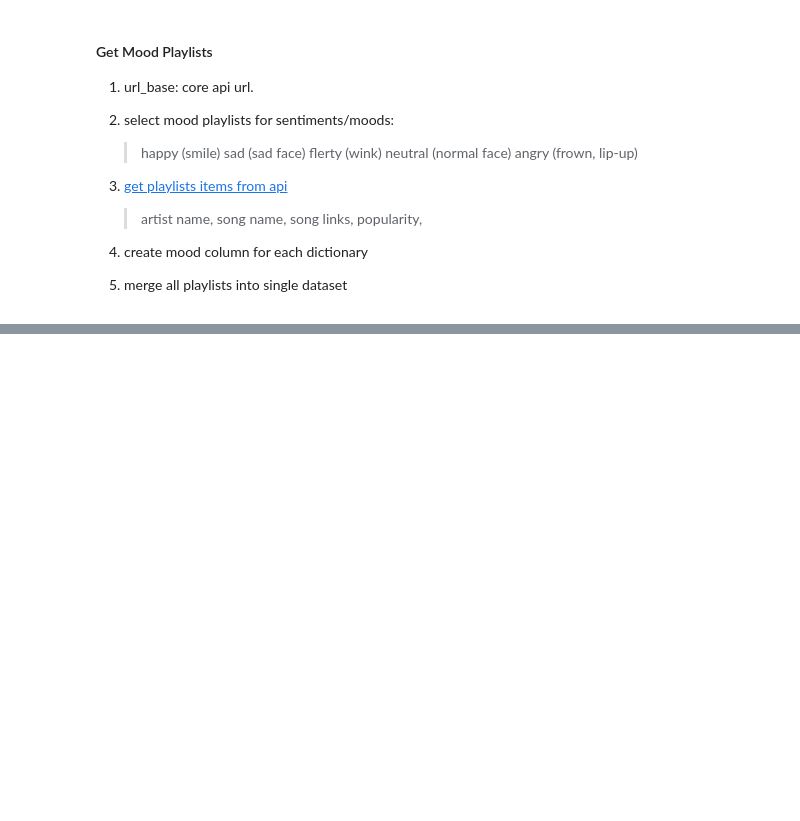
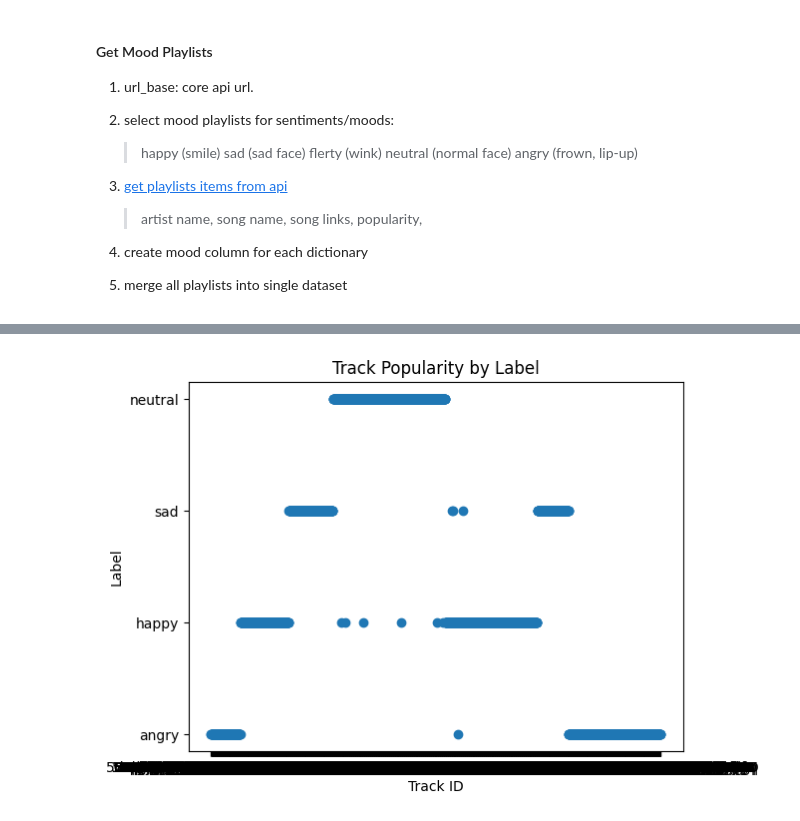
Before and after one commit to danidimarti/final-project_face-rec-sys, a Jupyter notebook: Spotify/extraction.ipynb, the cells around one changed output, grey strips where cells are left out. Drawn from its saved outputs; the diff is of its cells as text; code cells hidden in the pictures; blank space fills up the shorter version.

```diff
--- a/Spotify/extraction.ipynb
+++ b/Spotify/extraction.ipynb
@@ -198,0 +223,9 @@ df_tracks_info.to_csv('data/spotify_tracks.csv')
+# %%
+# Create the scatter plot
+plt.scatter(df_tracks_info['track_id'], df_tracks_info['label'])
+plt.title('Track Popularity by Label')
+plt.xlabel('Track ID')
+plt.ylabel('Label')
+plt.show()
+# %% [output]
+[figure, added]
```
Also changed, not shown: parts of 12 cells of this notebook, 20 other files.
